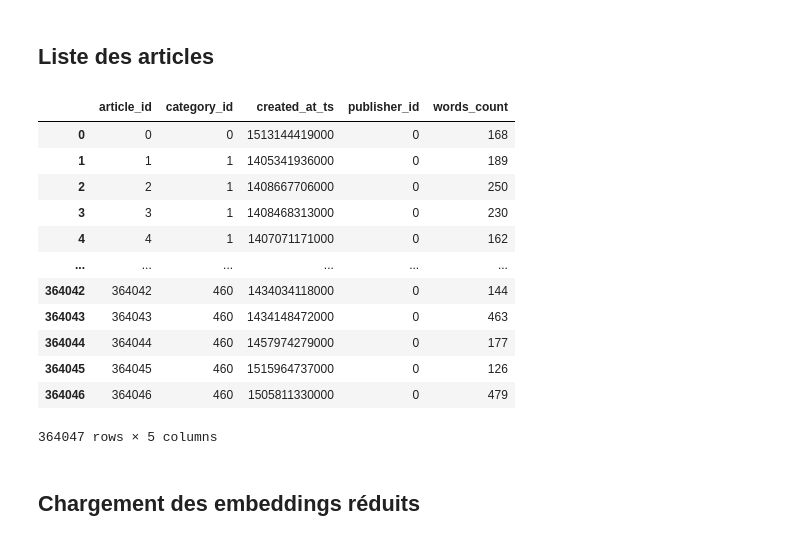
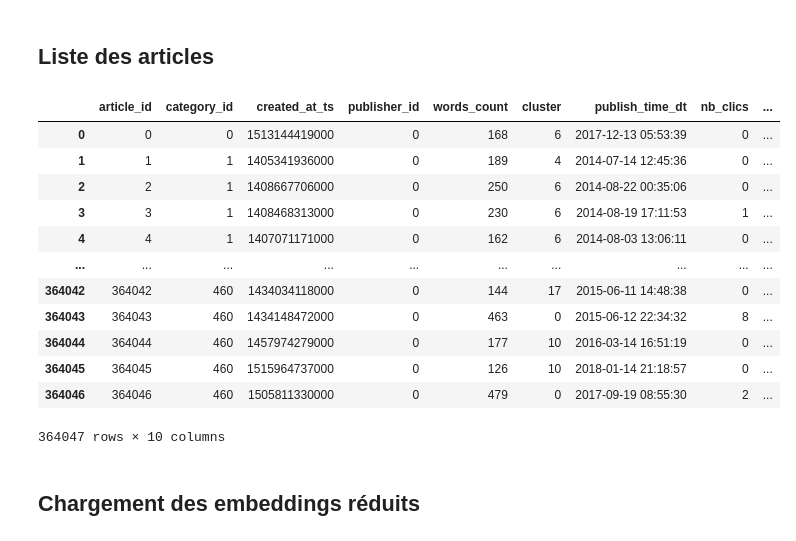
Before and after one commit to cecile-aie/oc_aie_p10, a Jupyter notebook: content_based_modelisation.ipynb, the cells around one changed output. Drawn from its saved outputs; the diff is of its cells as text; code cells hidden in the pictures.

```diff
--- a/content_based_modelisation.ipynb
+++ b/content_based_modelisation.ipynb
@@ -60,22 +60,22 @@ user_clicks_df.head()
 # %% [markdown]
 ## Liste des articles
 # %%
-df_articles = pd.read_csv("./data/articles_metadata.csv", encoding='utf-8')
+df_articles = pd.read_csv("./data/articles_with_popularity.csv", encoding='utf-8')
 df_articles
 # %% [output]
-|  | article_id | category_id | created_at_ts | publisher_id | words_count |
-| 0 | 0 | 0 | 1513144419000 | 0 | 168 |
-| 1 | 1 | 1 | 1405341936000 | 0 | 189 |
-| 2 | 2 | 1 | 1408667706000 | 0 | 250 |
-| 3 | 3 | 1 | 1408468313000 | 0 | 230 |
-| 4 | 4 | 1 | 1407071171000 | 0 | 162 |
-| ... | ... | ... | ... | ... | ... |
-| 364042 | 364042 | 460 | 1434034118000 | 0 | 144 |
-| 364043 | 364043 | 460 | 1434148472000 | 0 | 463 |
-| 364044 | 364044 | 460 | 1457974279000 | 0 | 177 |
-| 364045 | 364045 | 460 | 1515964737000 | 0 | 126 |
-| 364046 | 364046 | 460 | 1505811330000 | 0 | 479 |
+|  | article_id | category_id | created_at_ts | publisher_id | words_count | cluster | publish_time_dt | nb_clics | ... |
+| 0 | 0 | 0 | 1513144419000 | 0 | 168 | 6 | 2017-12-13 05:53:39 | 0 | ... |
+| 1 | 1 | 1 | 1405341936000 | 0 | 189 | 4 | 2014-07-14 12:45:36 | 0 | ... |
+| 2 | 2 | 1 | 1408667706000 | 0 | 250 | 6 | 2014-08-22 00:35:06 | 0 | ... |
+| 3 | 3 | 1 | 1408468313000 | 0 | 230 | 6 | 2014-08-19 17:11:53 | 1 | ... |
+| 4 | 4 | 1 | 1407071171000 | 0 | 162 | 6 | 2014-08-03 13:06:11 | 0 | ... |
+| ... | ... | ... | ... | ... | ... | ... | ... | ... | ... |
+| 364042 | 364042 | 460 | 1434034118000 | 0 | 144 | 17 | 2015-06-11 14:48:38 | 0 | ... |
+| 364043 | 364043 | 460 | 1434148472000 | 0 | 463 | 0 | 2015-06-12 22:34:32 | 8 | ... |
+| 364044 | 364044 | 460 | 1457974279000 | 0 | 177 | 10 | 2016-03-14 16:51:19 | 0 | ... |
+| 364045 | 364045 | 460 | 1515964737000 | 0 | 126 | 10 | 2018-01-14 21:18:57 | 0 | ... |
+| 364046 | 364046 | 460 | 1505811330000 | 0 | 479 | 0 | 2017-09-19 08:55:30 | 2 | ... |
-364047 rows × 5 columns
+364047 rows × 10 columns
 # %% [markdown]
 ## Chargement des embeddings réduits
 # %%
```
Also changed, not shown: parts of 33 cells of this notebook, 2 other files.
